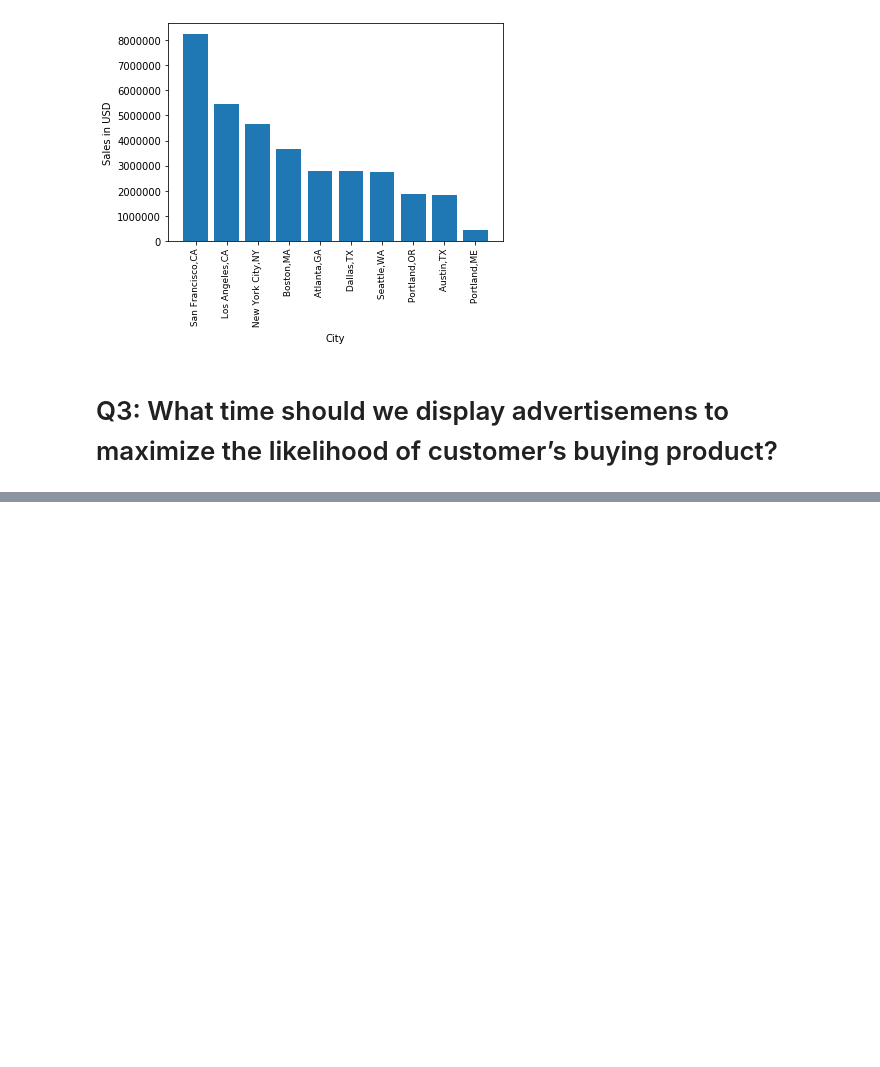
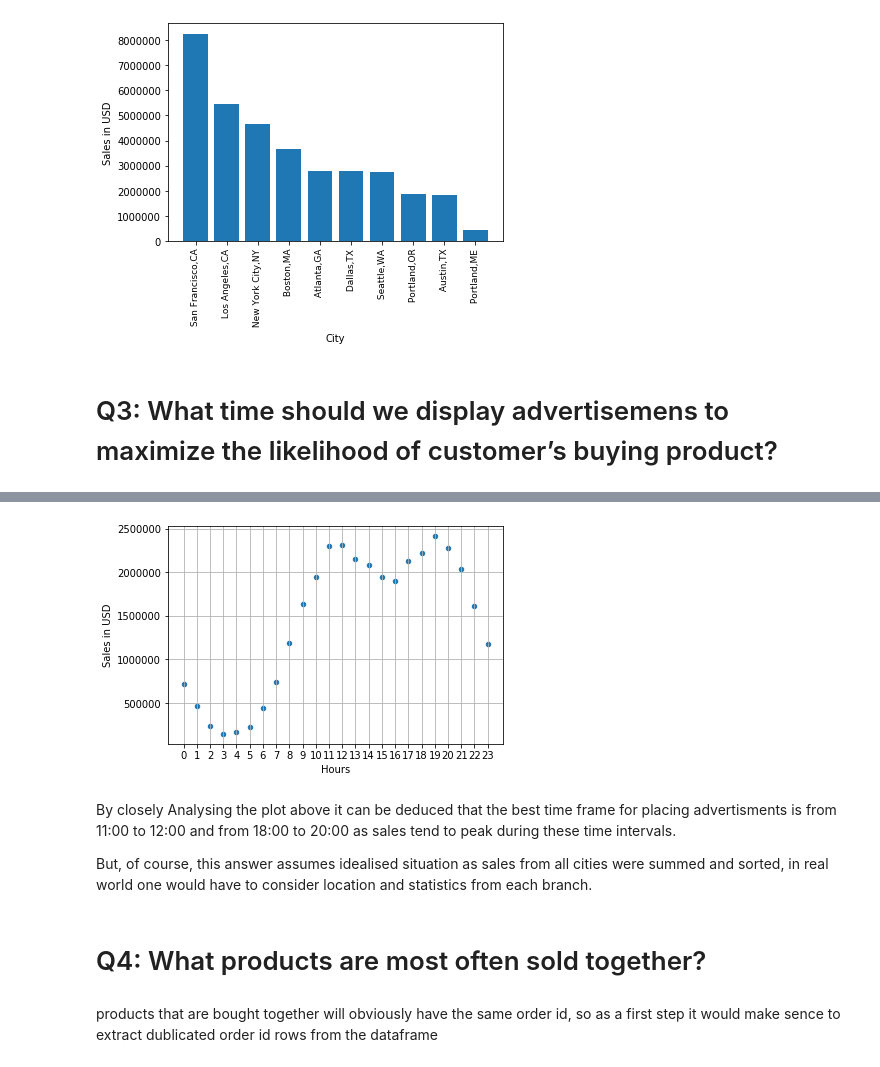
Before and after one commit to paabes/Data-Science, a Jupyter notebook: SalesAnalysis/multiple dataset analysis .ipynb, the cells around one changed output, grey strips where cells are left out. Drawn from its saved outputs; the diff is of its cells as text; code cells hidden in the pictures; blank space fills up the shorter version.

```diff
--- a/SalesAnalysis/multiple dataset analysis .ipynb
+++ b/SalesAnalysis/multiple dataset analysis .ipynb
@@ -256,0 +259,4 @@ plt.show()
+# %%
+df['Order Date']=pd.to_datetime(df['Order Date'])
+
+df['hour']=df['Order Date'].dt.hour
@@ -256,0 +273,5 @@ plt.show()
+# %%
+toptime = pd.DataFrame(df.groupby('hour')['total'].agg('sum').sort_values(ascending=False))
+toptime['hour']=toptime.index
+toptime.reset_index(drop=True, inplace=True)
+toptime.head()
@@ -256,0 +285,17 @@ plt.show()
+# %%
+plt.scatter(toptime['hour'], toptime['total'], s=20)
+plt.xticks(toptime['hour'])
+plt.xlabel('Hours')
+plt.ylabel('Sales in USD')
+plt.grid()
+plt.show()
+# %% [output]
+[figure, added]
+# %% [markdown]
+By closely Analysing the plot above it can be deduced  that the best time frame for placing advertisments is from 11:00 to 12:00 and from 18:00 to 20:00 as sales tend to peak during these time intervals.
+
+But, of course, this answer assumes idealised situation as sales from all cities were summed and sorted, in real world one would have to consider location and statistics from each branch.
+# %% [markdown]
+# Q4:  What products are most often sold together?
+# %% [markdown]
+products that are bought together will obviously have the same order id, so as a first step it would make sence to extract dublicated order id rows from the dataframe
```
Also changed, not shown: parts of 32 cells of this notebook.
